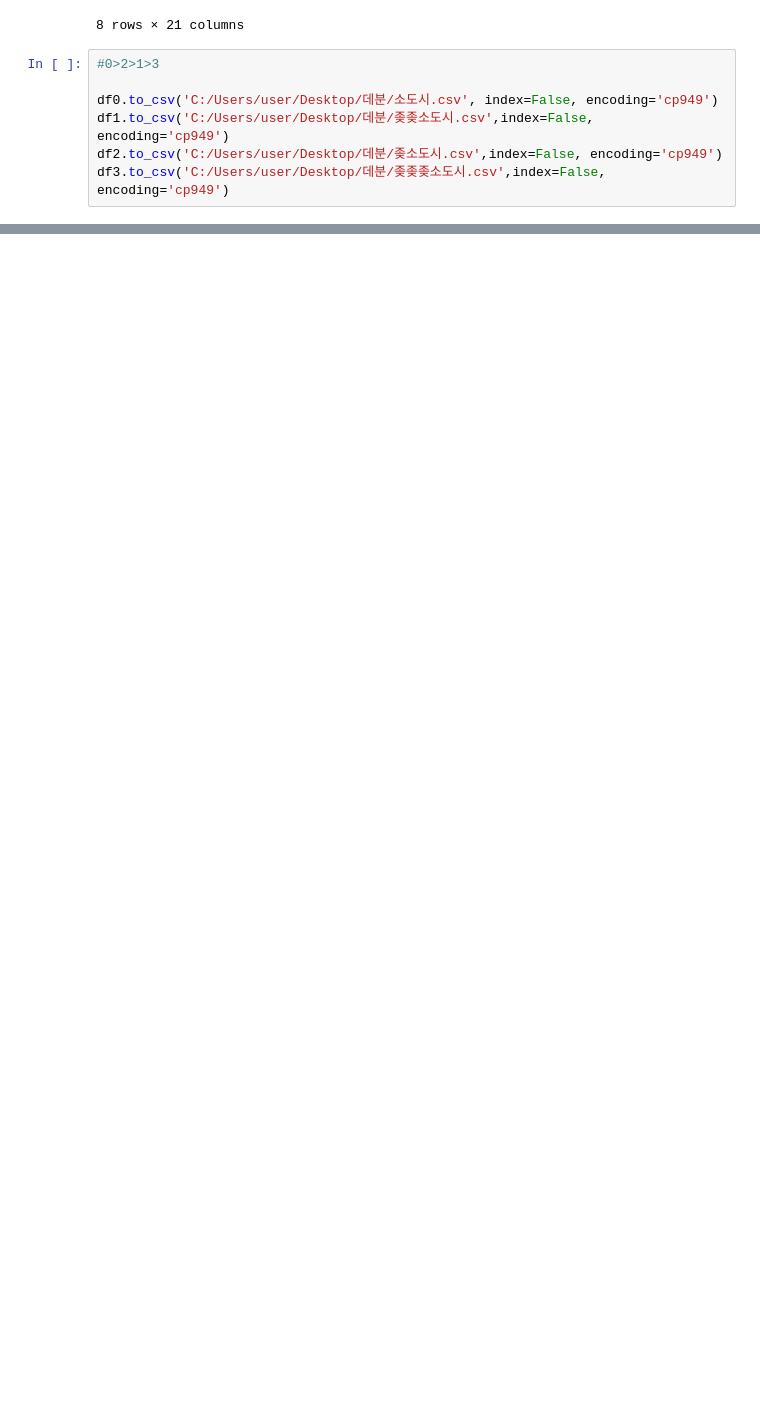
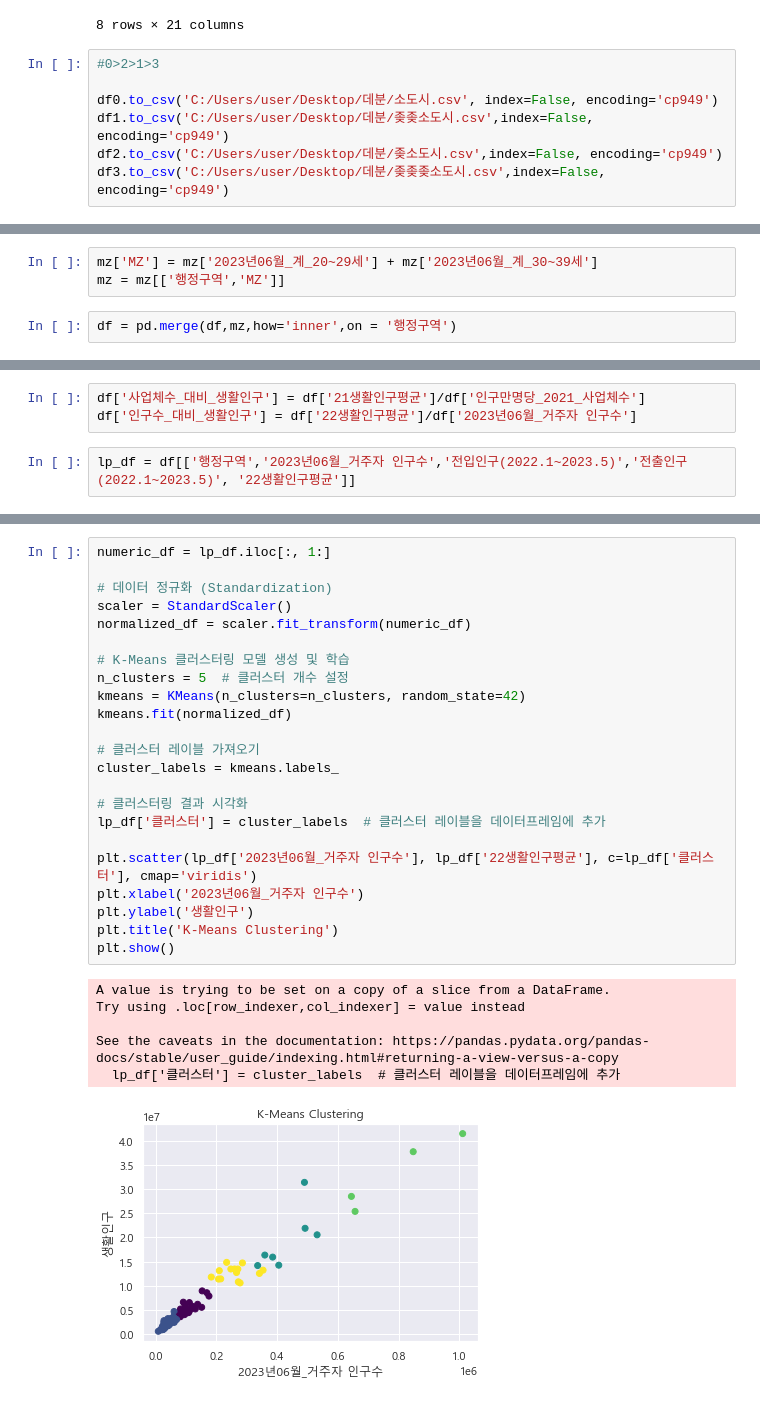
Before and after one commit to won4513/data_analytics, a Jupyter notebook: nabis/clustering.ipynb, the cells around one changed output, grey strips where cells are left out. Drawn from its saved outputs; the diff is of its cells as text; blank space fills up the shorter version.

```diff
--- a/nabis/clustering.ipynb
+++ b/nabis/clustering.ipynb
@@ -220,0 +223,5 @@ df3.to_csv('C:/Users/user/Desktop/데분/좆좆좆소도시.csv',index=False, en
+# %%
+mz['MZ'] = mz['2023년06월_계_20~29세'] + mz['2023년06월_계_30~39세']
+mz = mz[['행정구역','MZ']]
+# %%
+df = pd.merge(df,mz,how='inner',on = '행정구역')
@@ -220,0 +239,5 @@ df3.to_csv('C:/Users/user/Desktop/데분/좆좆좆소도시.csv',index=False, en
+# %%
+df['사업체수_대비_생활인구'] = df['21생활인구평균']/df['인구만명당_2021_사업체수']
+df['인구수_대비_생활인구'] = df['22생활인구평균']/df['2023년06월_거주자 인구수']
+# %%
+lp_df = df[['행정구역','2023년06월_거주자 인구수','전입인구(2022.1~2023.5)','전출인구(2022.1~2023.5)', '22생활인구평균']]
@@ -220,0 +300,30 @@ df3.to_csv('C:/Users/user/Desktop/데분/좆좆좆소도시.csv',index=False, en
+# %%
+numeric_df = lp_df.iloc[:, 1:]
+
+# 데이터 정규화 (Standardization)
+scaler = StandardScaler()
+normalized_df = scaler.fit_transform(numeric_df)
+
+# K-Means 클러스터링 모델 생성 및 학습
+n_clusters = 5  # 클러스터 개수 설정
+kmeans = KMeans(n_clusters=n_clusters, random_state=42)
+kmeans.fit(normalized_df)
+
+# 클러스터 레이블 가져오기
+cluster_labels = kmeans.labels_
+
+# 클러스터링 결과 시각화
+lp_df['클러스터'] = cluster_labels  # 클러스터 레이블을 데이터프레임에 추가
+
+plt.scatter(lp_df['2023년06월_거주자 인구수'], lp_df['22생활인구평균'], c=lp_df['클러스터'], cmap='viridis')
+plt.xlabel('2023년06월_거주자 인구수')
+plt.ylabel('생활인구')
+plt.title('K-Means Clustering')
+plt.show()
+# %% [output]
+A value is trying to be set on a copy of a slice from a DataFrame.
+Try using .loc[row_indexer,col_indexer] = value instead
+
+See the caveats in the documentation: https://pandas.pydata.org/pandas-docs/stable/user_guide/indexing.html#returning-a-view-versus-a-copy
+  lp_df['클러스터'] = cluster_labels  # 클러스터 레이블을 데이터프레임에 추가
+[figure, added]
```
Also changed, not shown: parts of 38 cells of this notebook, 1 other file.
